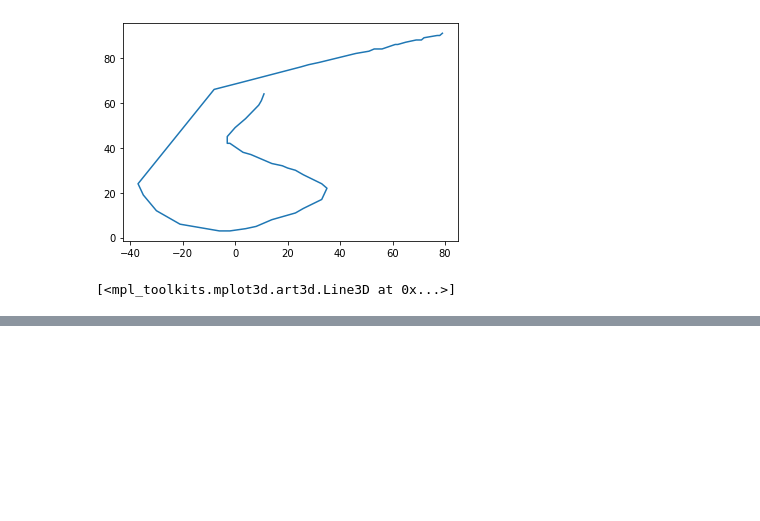
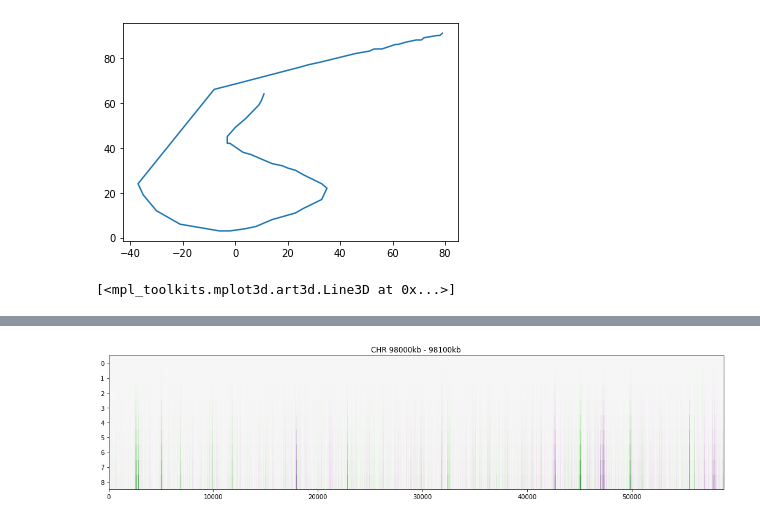
Before and after one commit to orionpax00/ChrVis, a Jupyter notebook: scripts/Analysing_3d_str_for_3d_snake_game.ipynb, the cells around one changed output, grey strips where cells are left out. Cells and saved outputs as stored; diff of their text form; code cells hidden in the pictures; blank space fills up the shorter version.

```diff
--- a/scripts/Analysing_3d_str_for_3d_snake_game.ipynb
+++ b/scripts/Analysing_3d_str_for_3d_snake_game.ipynb
@@ -67,0 +74,17 @@ ax.plot3D(x[0:50], y[0:50], z[0:50])
+# %%
+from scipy import signal
+import numpy as np
+
+from scipy.fftpack import fft
+from scipy.optimize import leastsq
+
+widths = np.arange(1, 10)
+cwtmatr = signal.cwt(z, signal.ricker, widths)
+
+fig,ax = plt.subplots(figsize=(18,4))
+ax.set_title('CHR 98000kb - 98100kb')
+ax.imshow(cwtmatr, cmap='PRGn', aspect='auto',
+           vmax=abs(cwtmatr).max(), vmin=-abs(cwtmatr).max())
+plt.show()
+# %% [output]
+[figure, added]
```
Also changed, not shown: parts of 11 cells of this notebook, 5 other files.
